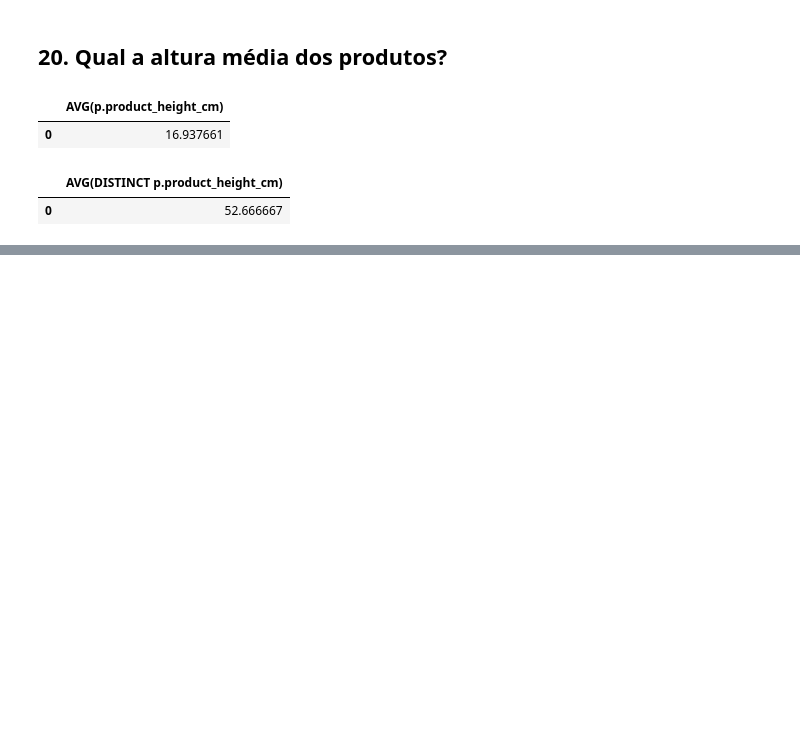
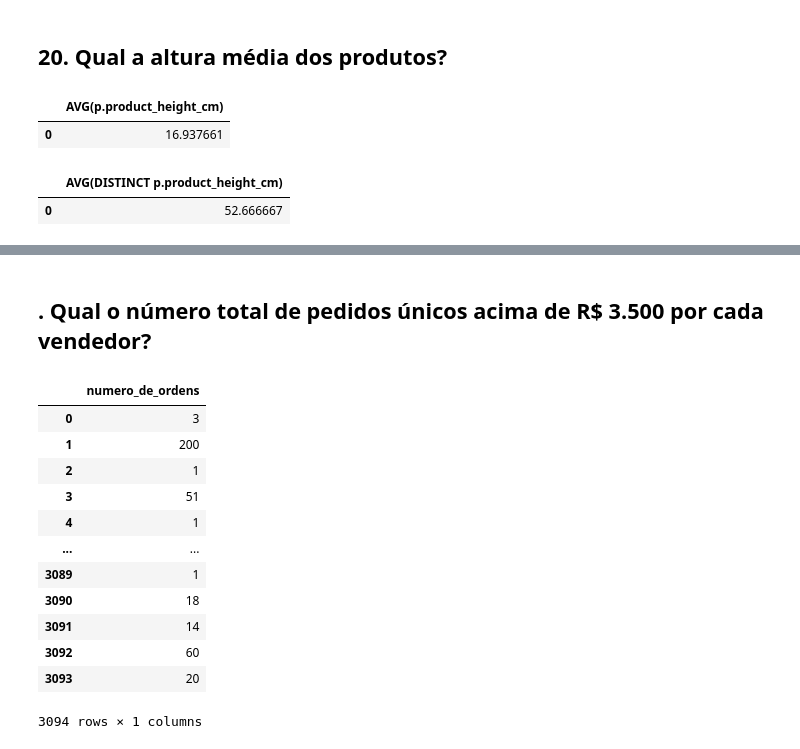
Before and after one commit to alessandra-barbosa/olist_brazil_advanced_sql, a Jupyter notebook: olist_brazil_avanced_sql_04.ipynb, the cells around one changed output, grey strips where cells are left out. Drawn from its saved outputs; the diff is of its cells as text; code cells hidden in the pictures; blank space fills up the shorter version.

```diff
--- a/olist_brazil_avanced_sql_04.ipynb
+++ b/olist_brazil_avanced_sql_04.ipynb
@@ -982,0 +986,2 @@ table
+# %% [markdown]
+## . Qual o número total de pedidos únicos acima de R$ 3.500 por cada vendedor?
@@ -982,0 +1002,26 @@ table
+# %%
+query="""
+
+SELECT
+COUNT( DISTINCT oi.order_id ) AS numero_de_ordens
+FROM order_items oi
+WHERE oi.price > 3.500
+GROUP BY oi.seller_id
+
+"""
+table=pd.read_sql_query(query,conn)
+table
+# %% [output]
+|  | numero_de_ordens |
+| 0 | 3 |
+| 1 | 200 |
+| 2 | 1 |
+| 3 | 51 |
+| 4 | 1 |
+| ... | ... |
+| 3089 | 1 |
+| 3090 | 18 |
+| 3091 | 14 |
+| 3092 | 60 |
+| 3093 | 20 |
+3094 rows × 1 columns
```
Also changed, not shown: parts of 21 cells of this notebook.
